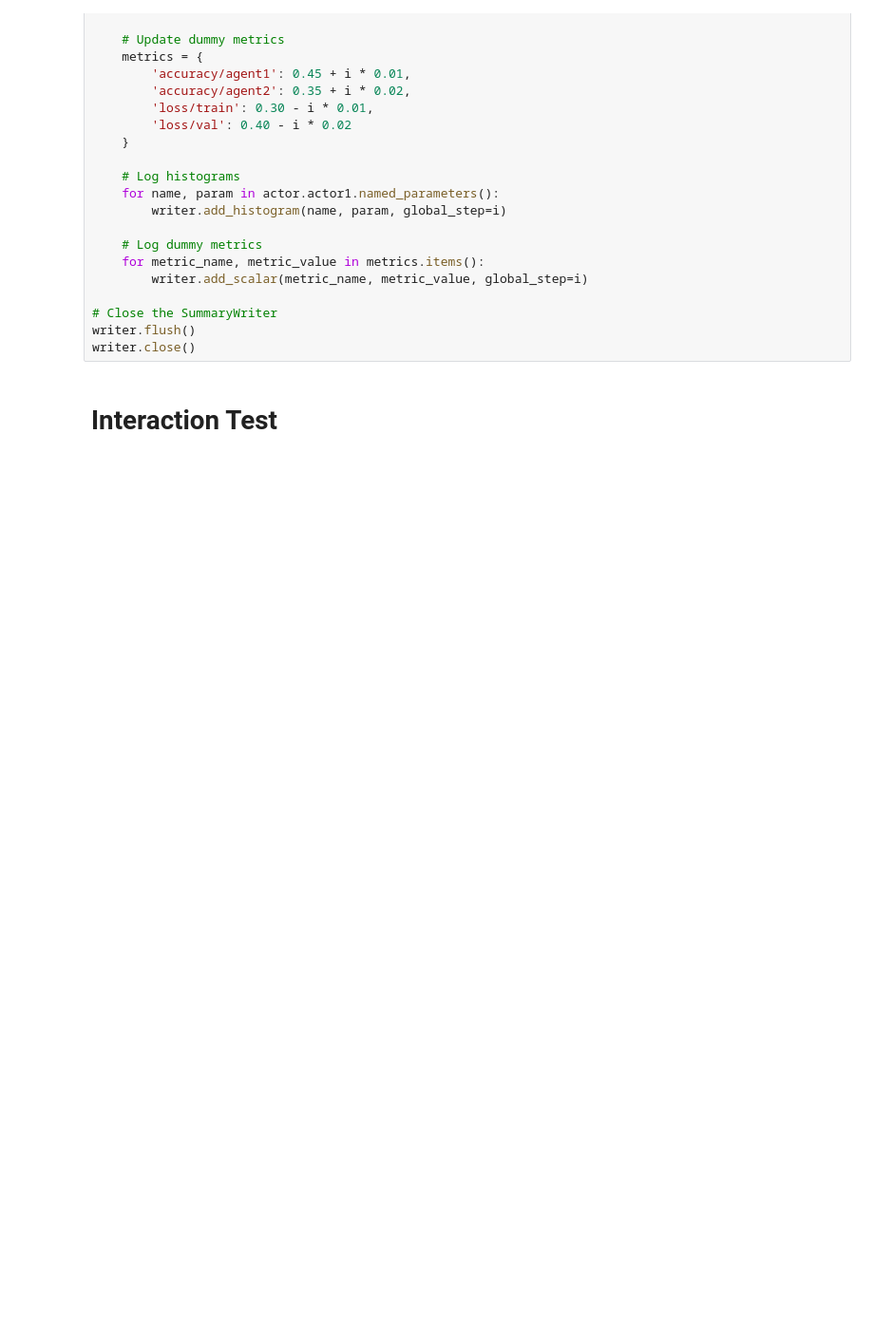
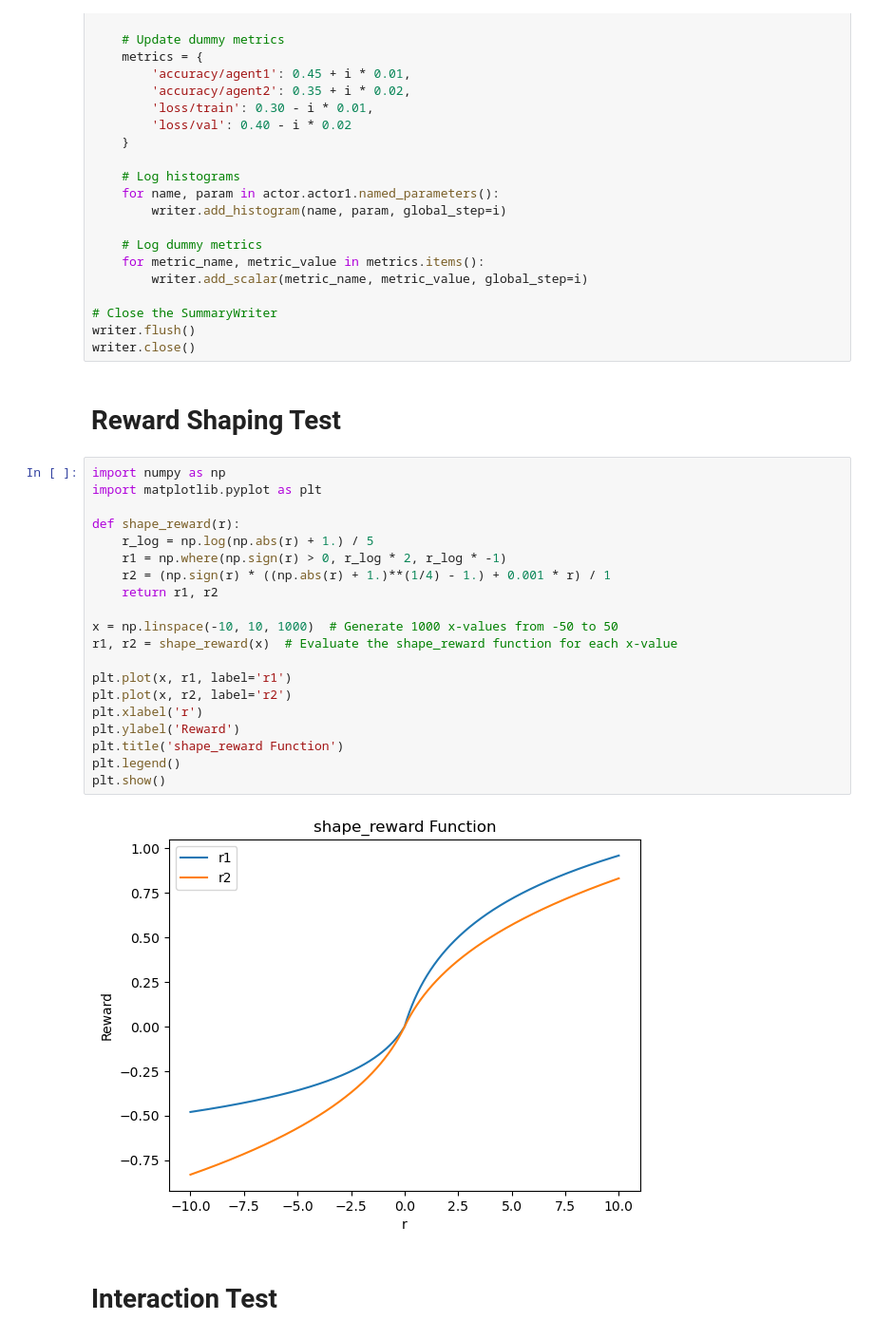
Before and after one commit to GhostKiller127/Reinforcement-Learning, a Jupyter notebook: Reinforcement Learning/src/testing.ipynb, the cells around one changed output. Shown: that part at 95% size. Cells and saved outputs as stored; diff of their text form; blank space fills up the shorter version.

```diff
--- a/Reinforcement Learning/src/testing.ipynb
+++ b/Reinforcement Learning/src/testing.ipynb
@@ -208,6 +208,30 @@ for i in range(20):
 # Close the SummaryWriter
 writer.flush()
 writer.close()
+# %% [markdown]
+# Reward Shaping Test
+# %%
+import numpy as np
+import matplotlib.pyplot as plt
+
+def shape_reward(r):
+    r_log = np.log(np.abs(r) + 1.) / 5
+    r1 = np.where(np.sign(r) > 0, r_log * 2, r_log * -1)
+    r2 = (np.sign(r) * ((np.abs(r) + 1.)**(1/4) - 1.) + 0.001 * r) / 1
+    return r1, r2
+
+x = np.linspace(-10, 10, 1000)  # Generate 1000 x-values from -50 to 50
+r1, r2 = shape_reward(x)  # Evaluate the shape_reward function for each x-value
+
+plt.plot(x, r1, label='r1')
+plt.plot(x, r2, label='r2')
+plt.xlabel('r')
+plt.ylabel('Reward')
+plt.title('shape_reward Function')
+plt.legend()
+plt.show()
+# %% [output]
+[figure, added]
 # %% [markdown]
 # Interaction Test
 # %%
```
Also changed, not shown: parts of 4 cells of this notebook, 9 other files.
